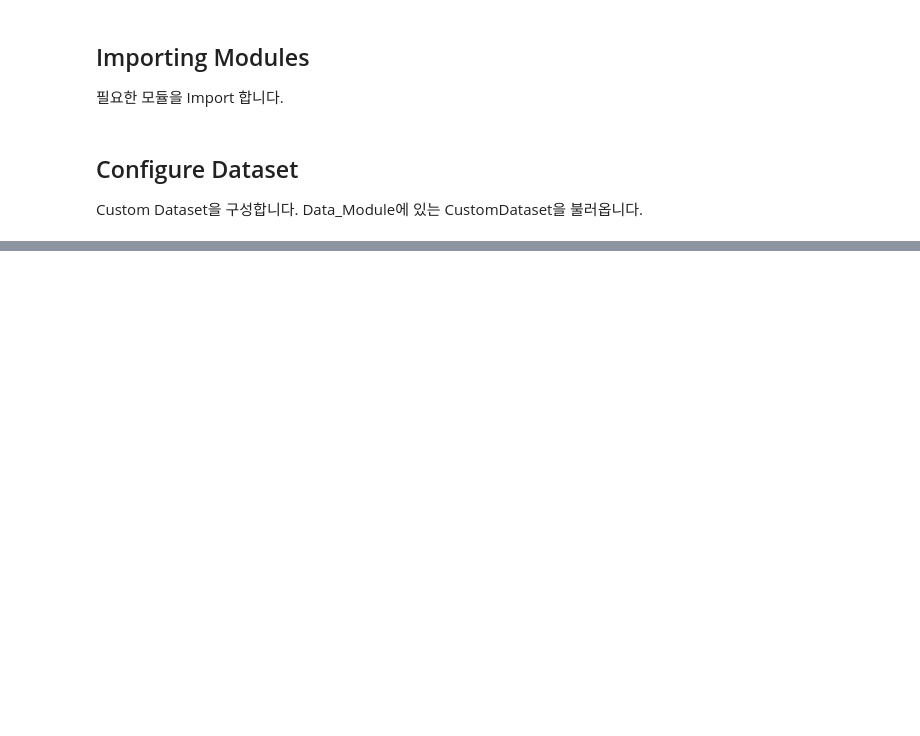
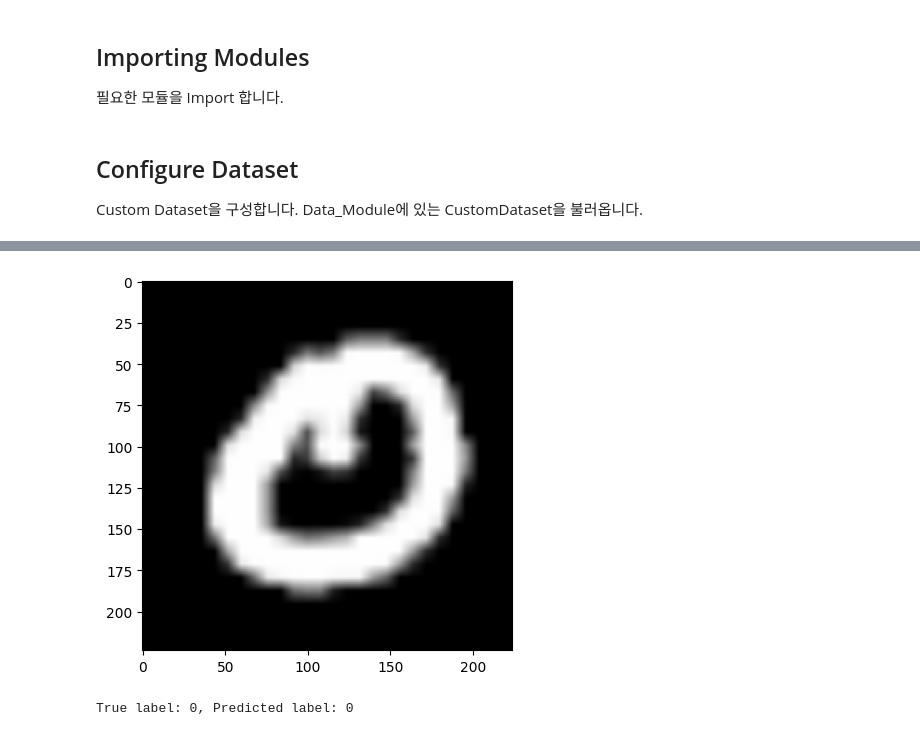
Before and after one commit to KDT-AiVENGERS/AIInfra, a Jupyter notebook: baselines/hugging_face.ipynb, the cells around one changed output, grey strips where cells are left out. Drawn from its saved outputs; the diff is of its cells as text; code cells hidden in the pictures; blank space fills up the shorter version.

```diff
--- a/baselines/hugging_face.ipynb
+++ b/baselines/hugging_face.ipynb
@@ -113,0 +115,41 @@ HPU available: False, using: 0 HPUs
+# %%
+import torch
+from torchvision import datasets, transforms
+from PIL import Image
+import matplotlib.pyplot as plt
+
+# 이미지 전처리 함수
+transform = transforms.Compose([
+    transforms.ToTensor(),
+    transforms.Resize((224, 224)),  # ViT expects 224x224 images
+    transforms.Lambda(lambda x: x.repeat(3, 1, 1))  # ViT expects 3 channels
+])
+
+# MNIST 테스트 데이터셋 로드
+test_dataset = datasets.MNIST(root='./', train=False, download=True, transform=transform)
+
+# 랜덤 이미지 선택
+random_idx = torch.randint(len(test_dataset), size=(1,)).item()
+image, true_label = test_dataset[random_idx]
+
+# 이미지 확인 (optional)
+plt.imshow(image[0].squeeze(), cmap='gray')
+plt.show()
+
+# 모델에 입력하기 위해 배치 차원 추가
+image = image.unsqueeze(0)  # (1, 3, 224, 224)
+
+# 모델 생성 및 학습된 가중치 로드
+model.eval()  # Evaluation 모드
+
+# 이미지를 모델에 전달하고 출력 받기
+with torch.no_grad():
+    loss, logits = model(image)
+
+# 가장 높은 확률을 가진 클래스 예측
+_, predicted_class = torch.max(logits, dim=1)
+
+print(f'True label: {true_label}, Predicted label: {predicted_class.item()}')
+# %% [output]
+[figure, added]
+True label: 0, Predicted label: 0
```
Also changed, not shown: parts of 2 cells of this notebook, 2 other files.
